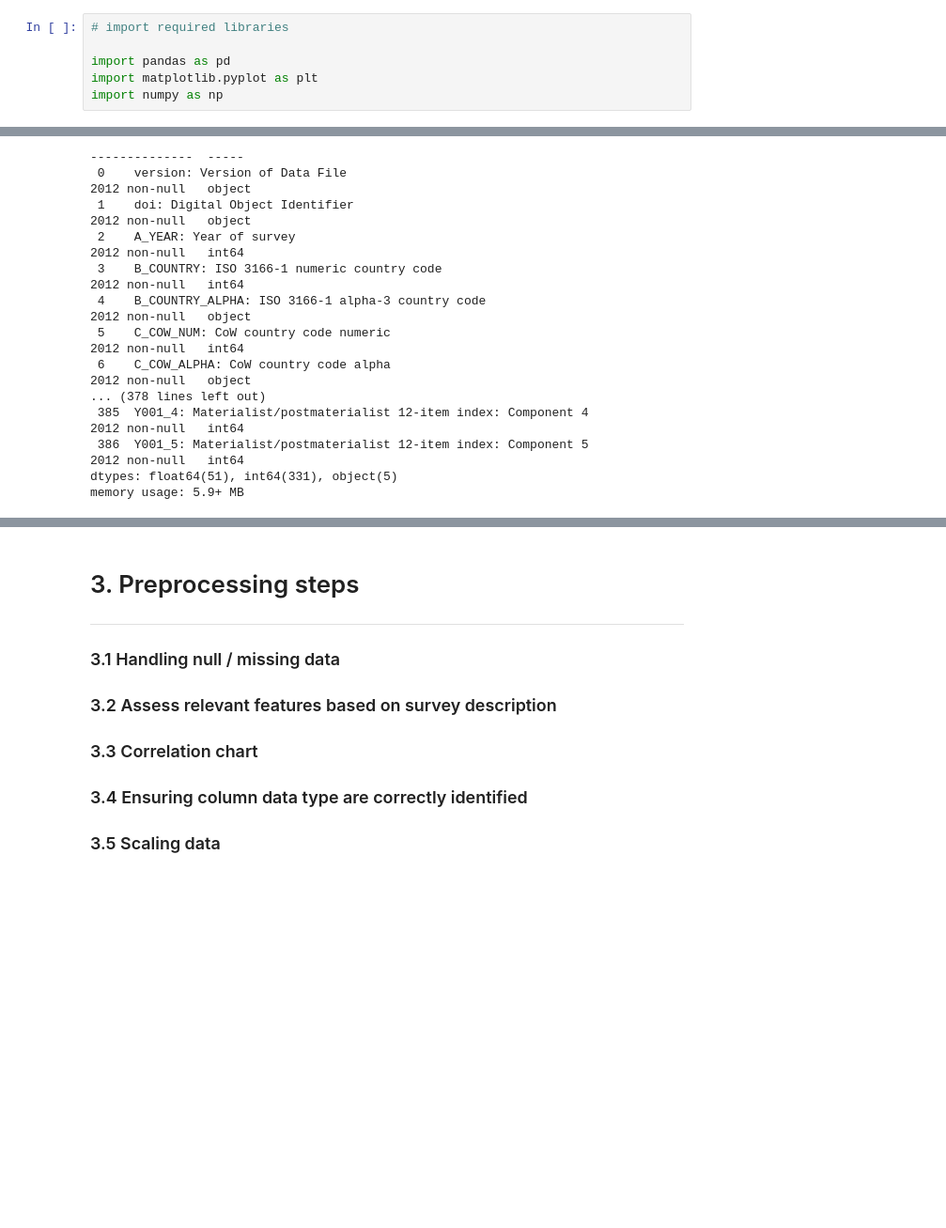
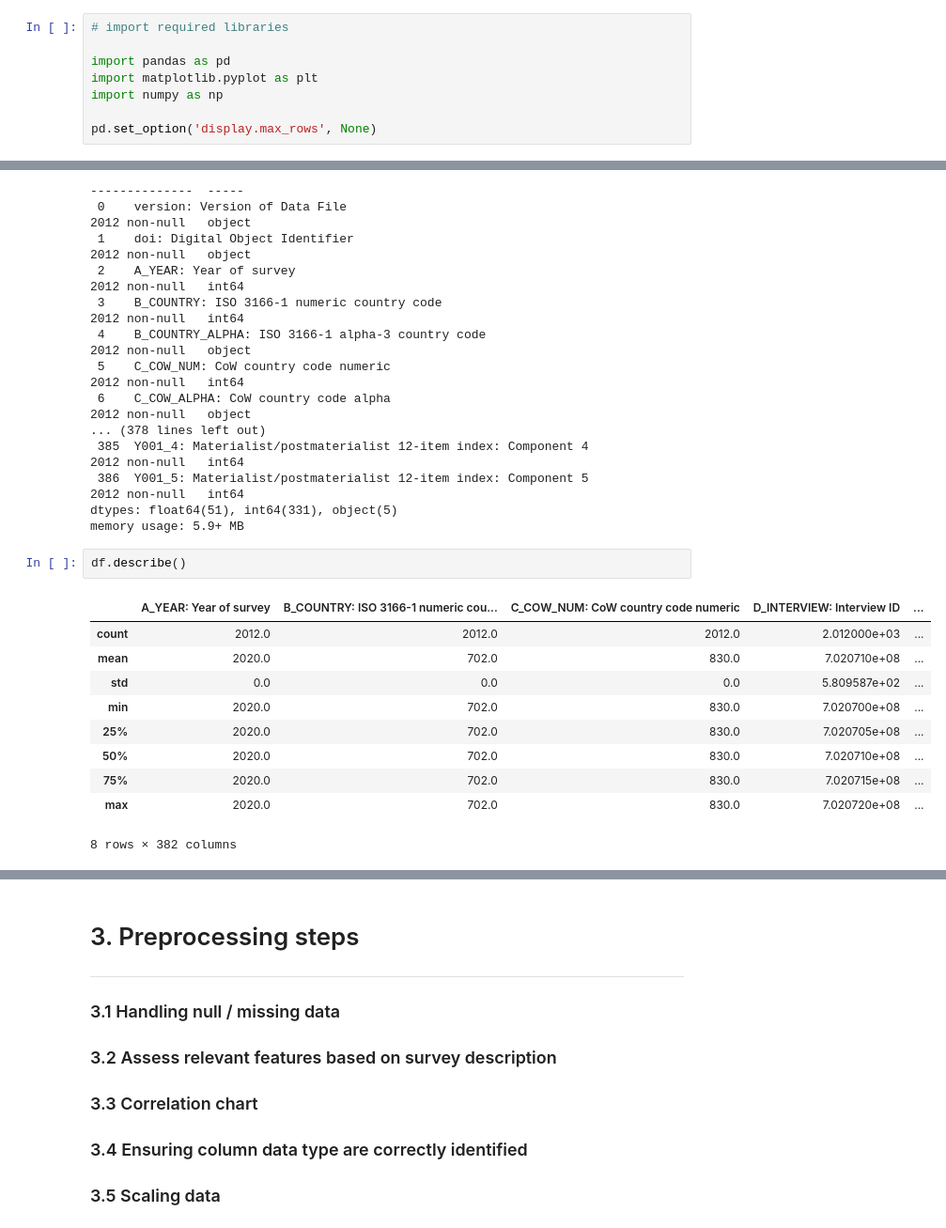
Before and after one commit to gooncaver/is5126_finalproj, a Jupyter notebook: Data/Scripts/preprocessing_ck.ipynb, the cells around one changed output, grey strips where cells are left out. Shown at 94% size. Saved outputs shown, nothing was run; the diff lists cells and outputs as text; blank space fills up the shorter version.

```diff
--- a/Data/Scripts/preprocessing_ck.ipynb
+++ b/Data/Scripts/preprocessing_ck.ipynb
@@ -42,6 +42,8 @@ Requirement already satisfied: six>=1.5 in /usr/local/lib/python3.12/dist-packag
 import pandas as pd
 import matplotlib.pyplot as plt
 import numpy as np
+
+pd.set_option('display.max_rows', None)
 # %% [markdown]
 # 1. Dataset
 
@@ -124,3 +116,16 @@ Data columns (total 387 columns):
  386  Y001_5: Materialist/postmaterialist 12-item index: Component 5                                                                                  2012 non-null   int64
 dtypes: float64(51), int64(331), object(5)
 memory usage: 5.9+ MB
+# %%
+df.describe()
+# %% [output]
+|  | A_YEAR: Year of survey | B_COUNTRY: ISO 3166-1 numeric cou... | C_COW_NUM: CoW country code numeric | D_INTERVIEW: Interview ID | ... |
+| count | 2012.0 | 2012.0 | 2012.0 | 2.012000e+03 | ... |
+| mean | 2020.0 | 702.0 | 830.0 | 7.020710e+08 | ... |
+| std | 0.0 | 0.0 | 0.0 | 5.809587e+02 | ... |
+| min | 2020.0 | 702.0 | 830.0 | 7.020700e+08 | ... |
+| 25% | 2020.0 | 702.0 | 830.0 | 7.020705e+08 | ... |
+| 50% | 2020.0 | 702.0 | 830.0 | 7.020710e+08 | ... |
+| 75% | 2020.0 | 702.0 | 830.0 | 7.020715e+08 | ... |
+| max | 2020.0 | 702.0 | 830.0 | 7.020720e+08 | ... |
+8 rows × 382 columns
```
Also changed, not shown: parts of 6 cells of this notebook.
